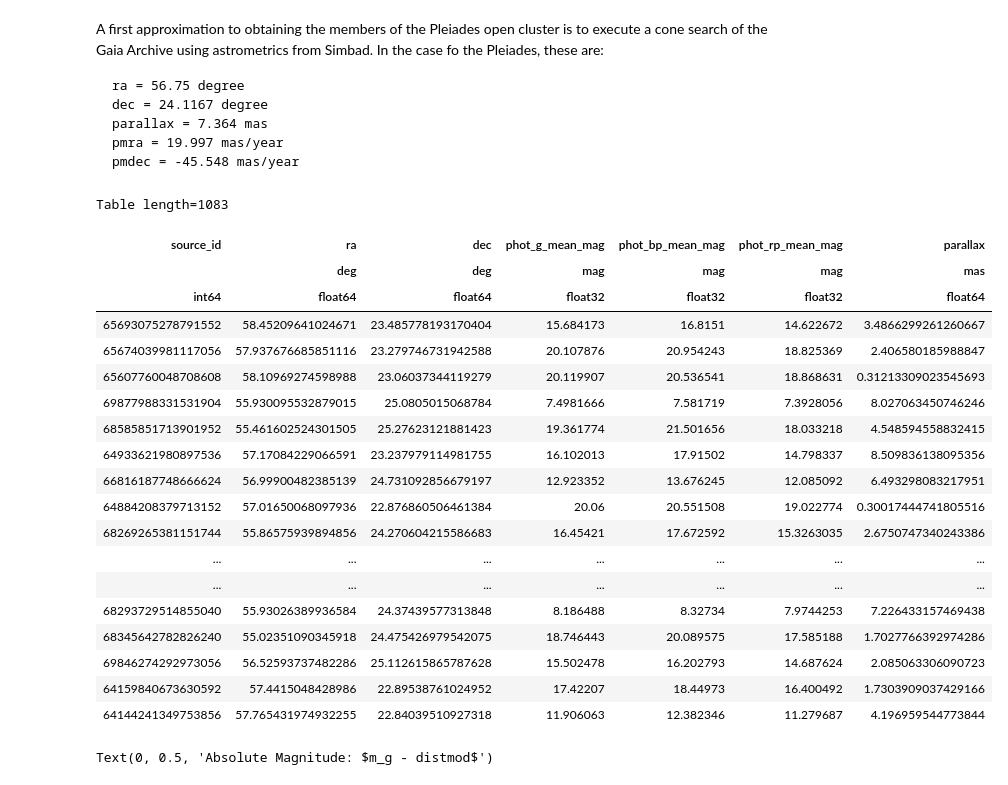
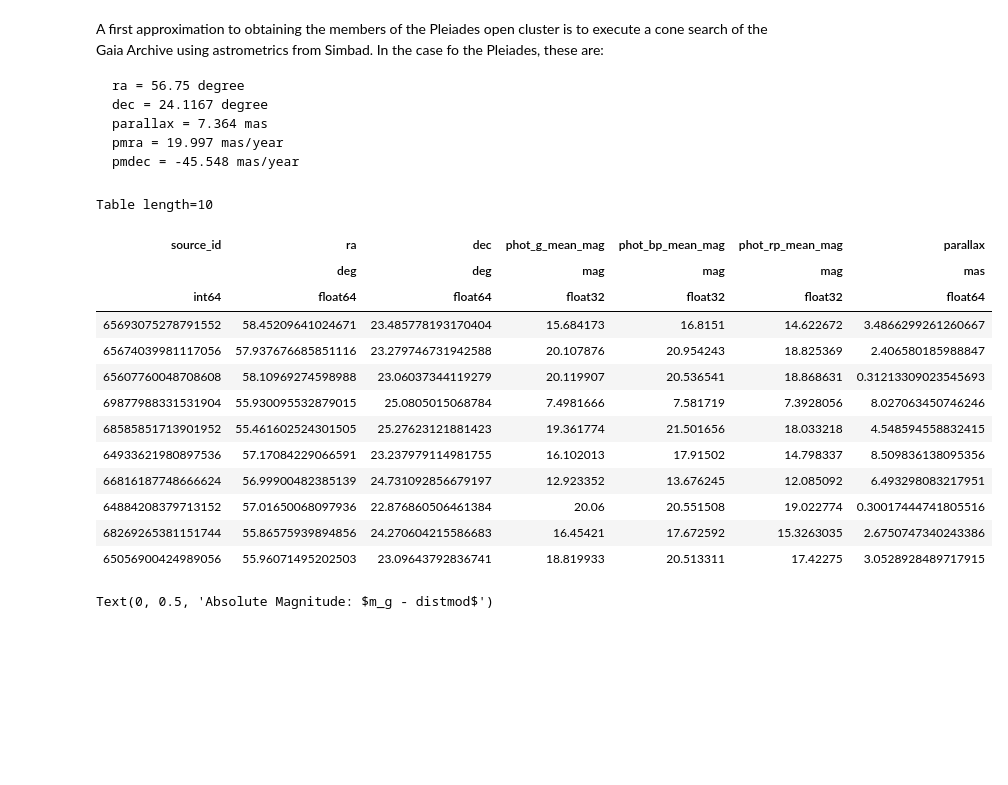
Before and after one commit to Dishwasha/cas-tau, a Jupyter notebook: AstropyTutorial.ipynb, the cells around one changed output. Saved outputs shown, nothing was run; the diff lists cells and outputs as text; code cells hidden in the pictures; blank space fills up the shorter version.

```diff
--- a/AstropyTutorial.ipynb
+++ b/AstropyTutorial.ipynb
@@ -320,39 +359,34 @@ pmdec = -45.548 mas/year
 # %%
 from astroquery.gaia import Gaia
 
 # construct ADL query using astrometrics from above, add some obs quality constraints
 job3 = Gaia.launch_job("SELECT source_id, ra, dec, phot_g_mean_mag, phot_bp_mean_mag, phot_rp_mean_mag, parallax \
     FROM gaiadr2.gaia_source \
     WHERE CONTAINS(POINT('ICRS',gaiadr2.gaia_source.ra,gaiadr2.gaia_source.dec),CIRCLE('ICRS',56.75,24.1167,2))=1 \
     AND abs(pmra_error/pmra)<0.10 \
     AND abs(pmdec_error/pmdec)<0.10 \
     AND pmra IS NOT NULL AND abs(pmra)>0 \
     AND pmdec IS NOT NULL AND abs(pmdec)>0 \
     AND pmra BETWEEN 15 AND 25 \
     AND pmdec BETWEEN -55 AND -40;")
 pleiades_table = job3.get_results()
+
+#examine first 10 records
+pleiades_table[0:10]
+# %% [output]
+Table length=10
+| source_id | ra | dec | phot_g_mean_mag | phot_bp_mean_mag | phot_rp_mean_mag | parallax |
+|  | deg | deg | mag | mag | mag | mas |
+| int64 | float64 | float64 | float32 | float32 | float32 | float64 |
+| 65693075278791552 | 58.45209641024671 | 23.485778193170404 | 15.684173 | 16.8151 | 14.622672 | 3.4866299261260667 |
+| 65674039981117056 | 57.937676685851116 | 23.279746731942588 | 20.107876 | 20.954243 | 18.825369 | 2.406580185988847 |
+| 65607760048708608 | 58.10969274598988 | 23.06037344119279 | 20.119907 | 20.536541 | 18.868631 | 0.31213309023545693 |
+| 69877988331531904 | 55.930095532879015 | 25.0805015068784 | 7.4981666 | 7.581719 | 7.3928056 | 8.027063450746246 |
+| 68585851713901952 | 55.461602524301505 | 25.27623121881423 | 19.361774 | 21.501656 | 18.033218 | 4.548594558832415 |
+| 64933621980897536 | 57.17084229066591 | 23.237979114981755 | 16.102013 | 17.91502 | 14.798337 | 8.509836138095356 |
+| 66816187748666624 | 56.99900482385139 | 24.731092856679197 | 12.923352 | 13.676245 | 12.085092 | 6.493298083217951 |
+| 64884208379713152 | 57.01650068097936 | 22.876860506461384 | 20.06 | 20.551508 | 19.022774 | 0.30017444741805516 |
+| 68269265381151744 | 55.86575939894856 | 24.270604215586683 | 16.45421 | 17.672592 | 15.3263035 | 2.6750747340243386 |
+| 65056900424989056 | 55.96071495202503 | 23.09643792836741 | 18.819933 | 20.513311 | 17.42275 | 3.0528928489717915 |
-# %%
-pleiades_table
-# %% [output]
-Table length=1083
-| source_id | ra | dec | phot_g_mean_mag | phot_bp_mean_mag | phot_rp_mean_mag | parallax |
-|  | deg | deg | mag | mag | mag | mas |
-| int64 | float64 | float64 | float32 | float32 | float32 | float64 |
-| 65693075278791552 | 58.45209641024671 | 23.485778193170404 | 15.684173 | 16.8151 | 14.622672 | 3.4866299261260667 |
-| 65674039981117056 | 57.937676685851116 | 23.279746731942588 | 20.107876 | 20.954243 | 18.825369 | 2.406580185988847 |
-| 65607760048708608 | 58.10969274598988 | 23.06037344119279 | 20.119907 | 20.536541 | 18.868631 | 0.31213309023545693 |
-| 69877988331531904 | 55.930095532879015 | 25.0805015068784 | 7.4981666 | 7.581719 | 7.3928056 | 8.027063450746246 |
-| 68585851713901952 | 55.461602524301505 | 25.27623121881423 | 19.361774 | 21.501656 | 18.033218 | 4.548594558832415 |
-| 64933621980897536 | 57.17084229066591 | 23.237979114981755 | 16.102013 | 17.91502 | 14.798337 | 8.509836138095356 |
-| 66816187748666624 | 56.99900482385139 | 24.731092856679197 | 12.923352 | 13.676245 | 12.085092 | 6.493298083217951 |
-| 64884208379713152 | 57.01650068097936 | 22.876860506461384 | 20.06 | 20.551508 | 19.022774 | 0.30017444741805516 |
-| 68269265381151744 | 55.86575939894856 | 24.270604215586683 | 16.45421 | 17.672592 | 15.3263035 | 2.6750747340243386 |
-| ... | ... | ... | ... | ... | ... | ... |
-| ... | ... | ... | ... | ... | ... | ... |
-| 68293729514855040 | 55.93026389936584 | 24.37439577313848 | 8.186488 | 8.32734 | 7.9744253 | 7.226433157469438 |
-| 68345642782826240 | 55.02351090345918 | 24.475426979542075 | 18.746443 | 20.089575 | 17.585188 | 1.7027766392974286 |
-| 69846274292973056 | 56.52593737482286 | 25.112615865787628 | 15.502478 | 16.202793 | 14.687624 | 2.085063306090723 |
-| 64159840673630592 | 57.4415048428986 | 22.89538761024952 | 17.42207 | 18.44973 | 16.400492 | 1.7303909037429166 |
-| 64144241349753856 | 57.765431974932255 | 22.84039510927318 | 11.906063 | 12.382346 | 11.279687 | 4.196959544773844 |
 # %%
 from astropy.coordinates import Distance
```
Also changed, not shown: parts of 35 cells of this notebook.
